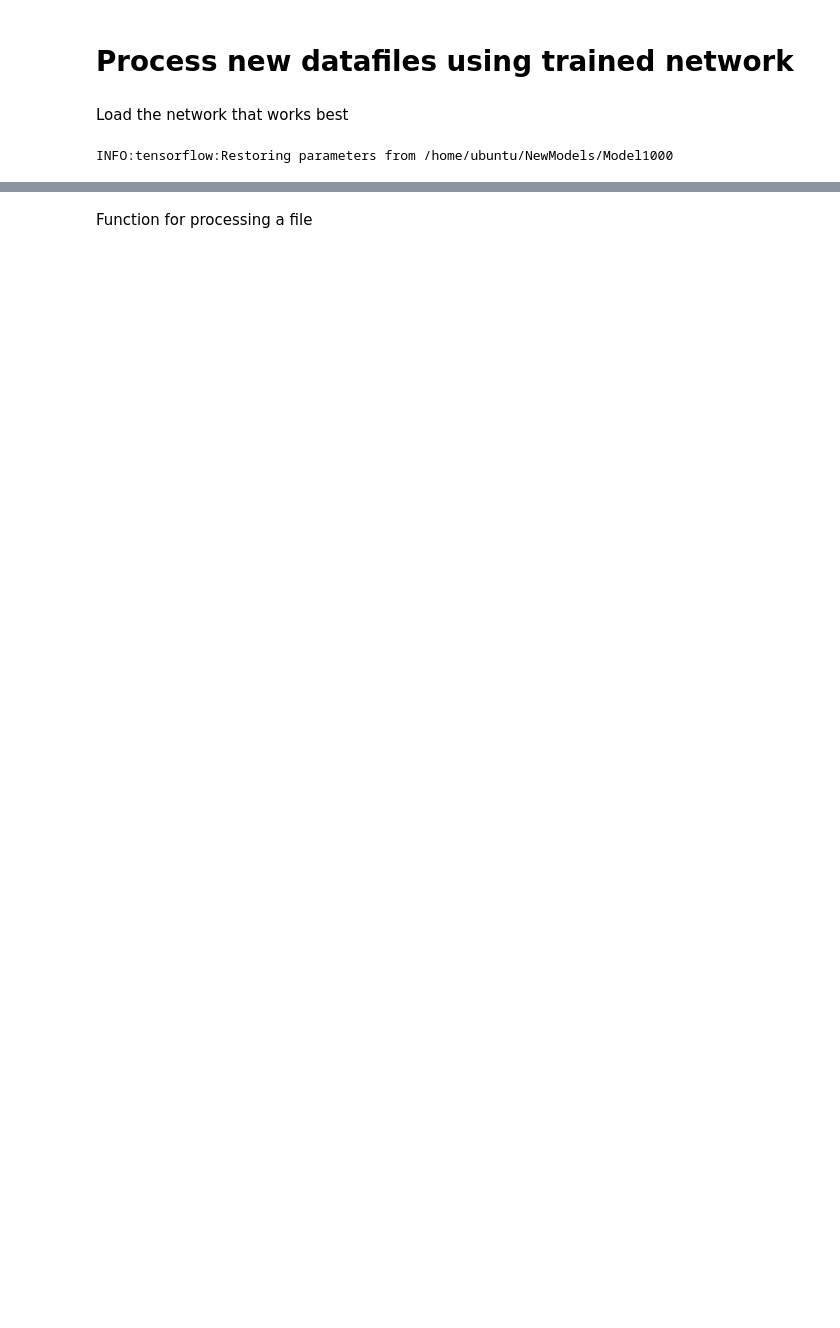
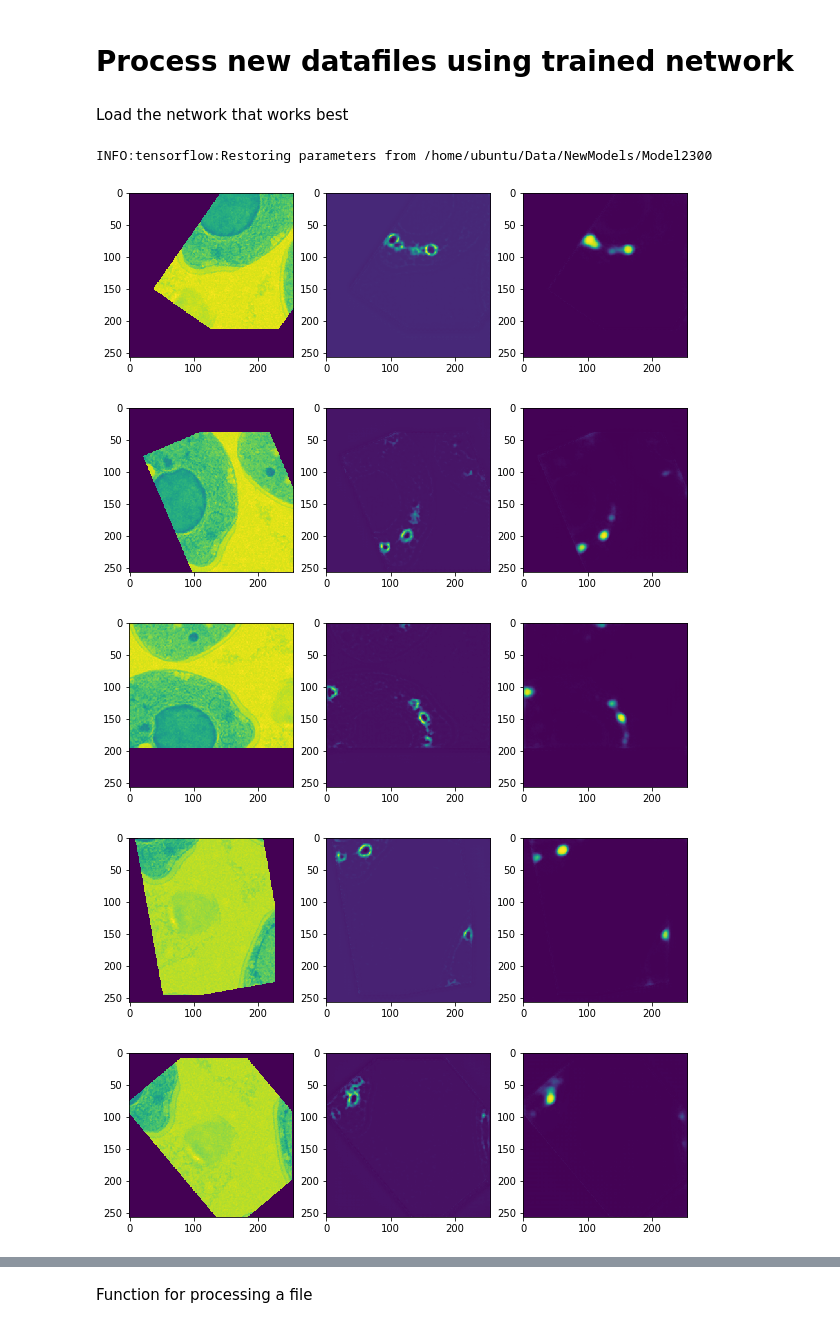
Before and after one commit to jouyun/DeepLearning, a Jupyter notebook: Yeast_EM_Data.ipynb, the cells around one changed output, grey strips where cells are left out. Drawn from its saved outputs; the diff is of its cells as text; code cells hidden in the pictures; blank space fills up the shorter version.

```diff
--- a/Yeast_EM_Data.ipynb
+++ b/Yeast_EM_Data.ipynb
@@ -158,9 +154,24 @@ Validation loss:  0.00131216
 Load the network that works best
 # %%
 saver = tf.train.Saver()
+sess=tf.Session()
+sess.run(tf.global_variables_initializer())
 
-
-data_model=data+'NewModels/Model1000'
+data_model=data+'NewModels/Model2300'
 saver.restore(sess,data_model)
 # %% [output]
-INFO:tensorflow:Restoring parameters from /home/ubuntu/NewModels/Model1000
+INFO:tensorflow:Restoring parameters from /home/ubuntu/Data/NewModels/Model2300
+# %%
+idx=range(0,1220, 30)
+sub_validation_data=validation_data[idx, :,:,:]
+sub_validation_truth=validation_truth[idx, :,:]
+results, losses, a,c,cc=sess.run([probs, loss, A1,C2,CC2], feed_dict={x:sub_validation_data, y:sub_validation_truth})
+for ti in range (0,5):
+    utils.plot_3x1(sub_validation_data[ti,:,:,0], results[ti,:,:,0], results[ti,:,:,1])
+    plt.show()
+# %% [output]
+[figure, added]
+[figure, added]
+[figure, added]
+[figure, added]
+[figure, added]
```
Also changed, not shown: parts of 8 cells of this notebook.
